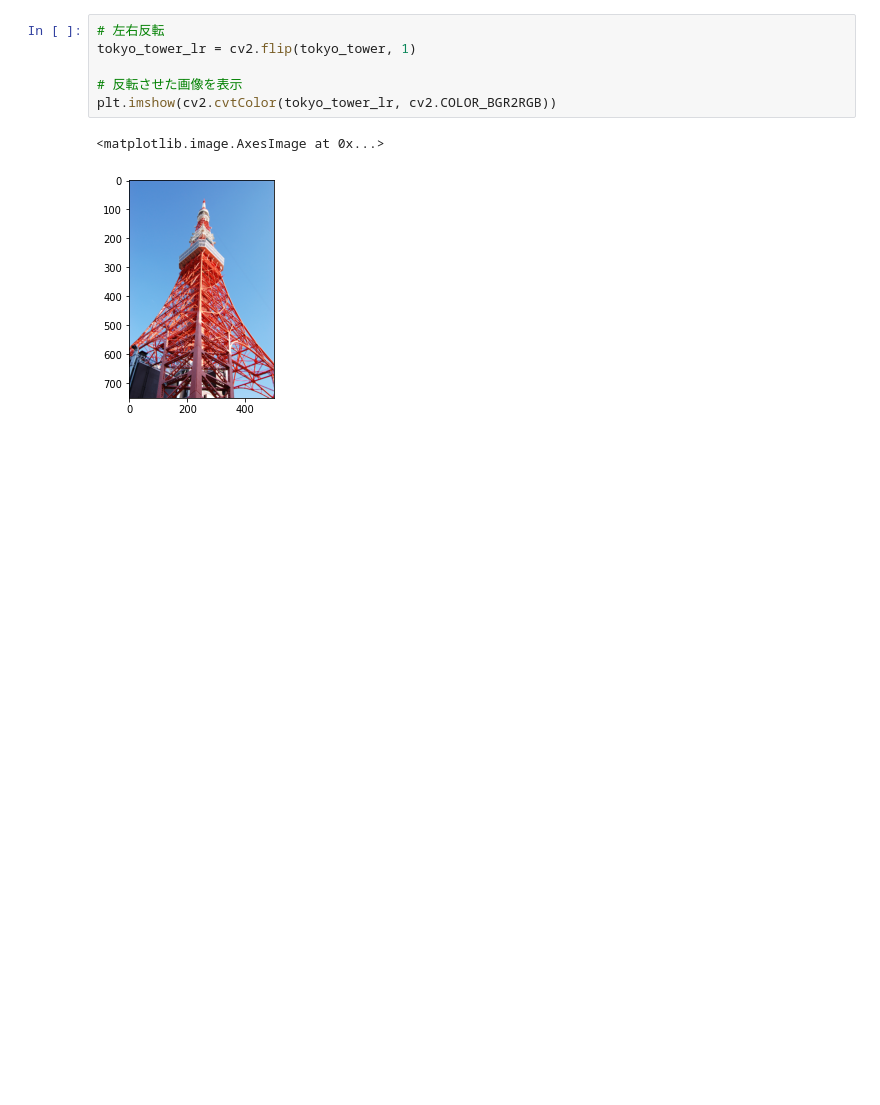
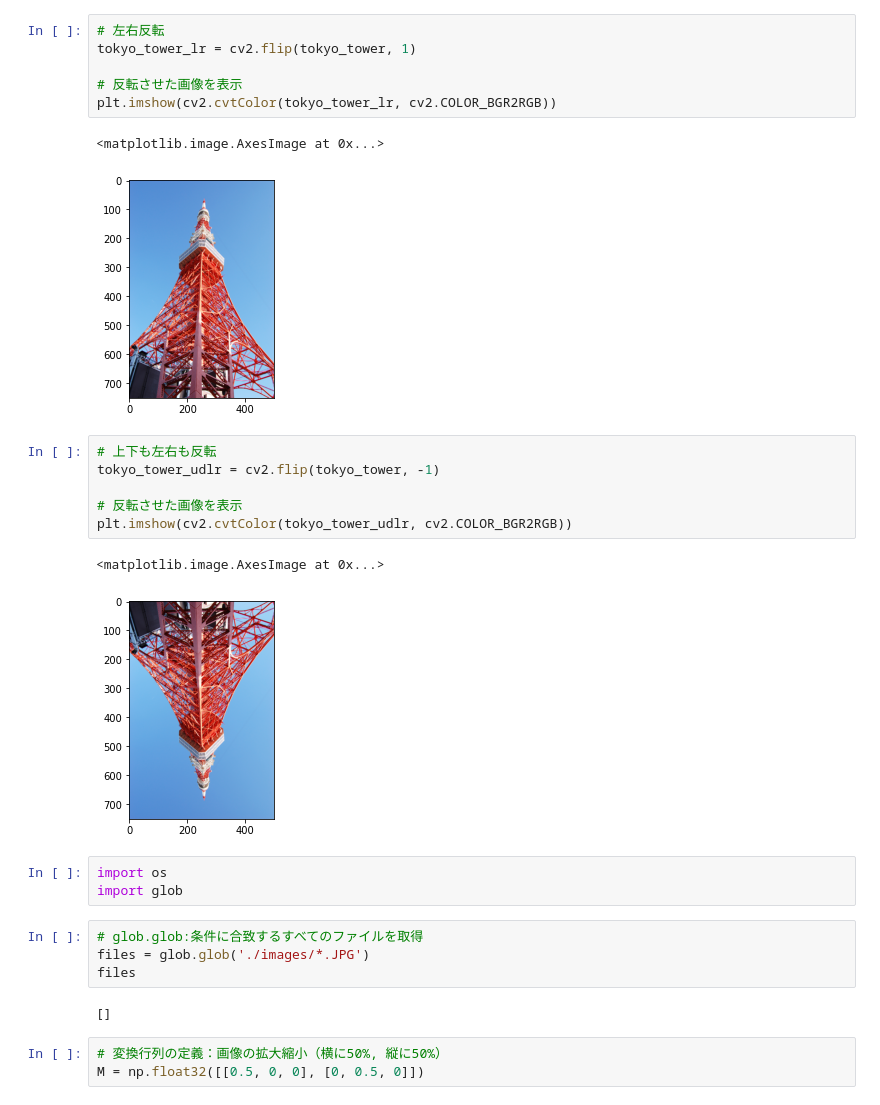
Before and after one commit to haruka20010217/class, a Jupyter notebook: Seminar.ipynb, the cells around one changed output. Saved outputs shown, nothing was run; the diff lists cells and outputs as text; blank space fills up the shorter version.

```diff
--- a/Seminar.ipynb
+++ b/Seminar.ipynb
@@ -168,3 +161,24 @@ plt.imshow(cv2.cvtColor(tokyo_tower_lr, cv2.COLOR_BGR2RGB))
 # %% [output]
 <matplotlib.image.AxesImage at 0x...>
 [figure]
+# %%
+# 上下も左右も反転
+tokyo_tower_udlr = cv2.flip(tokyo_tower, -1)
+
+# 反転させた画像を表示
+plt.imshow(cv2.cvtColor(tokyo_tower_udlr, cv2.COLOR_BGR2RGB))
+# %% [output]
+<matplotlib.image.AxesImage at 0x...>
+[figure, added]
+# %%
+import os
+import glob
+# %%
+# glob.glob:条件に合致するすべてのファイルを取得
+files = glob.glob('./images/*.JPG')
+files
+# %% [output]
+[]
+# %%
+# 変換行列の定義：画像の拡大縮小（横に50%, 縦に50%）
+M = np.float32([[0.5, 0, 0], [0, 0.5, 0]])
```
Also changed, not shown: parts of 28 cells of this notebook.
